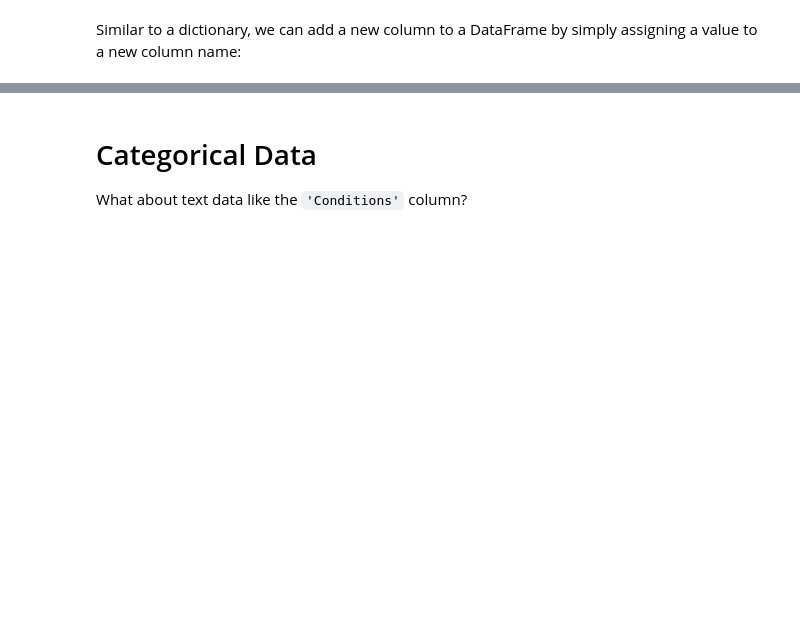
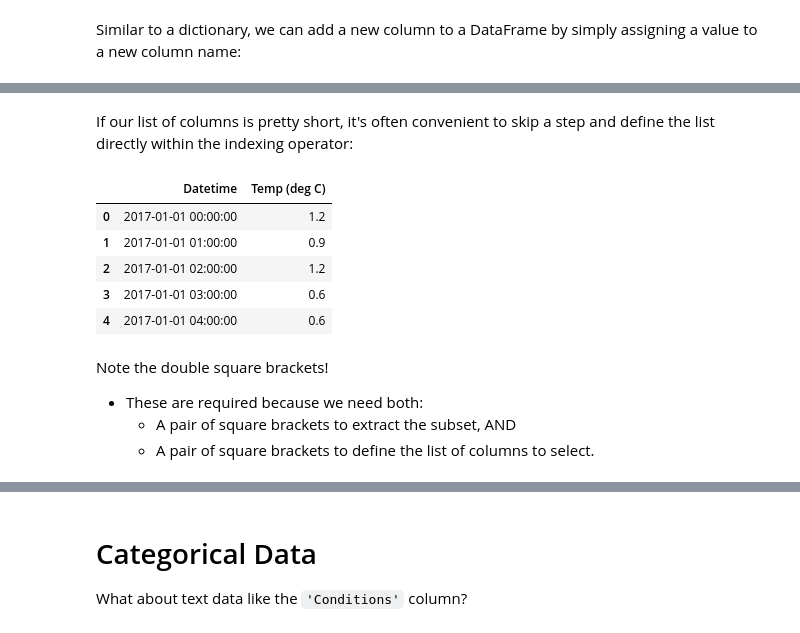
Before and after one commit to jenfly/pyladies-pandas, a Jupyter notebook: lesson1-starting-with-data.ipynb, the cells around one changed output, grey strips where cells are left out. Saved outputs shown, nothing was run; the diff lists cells and outputs as text; code cells hidden in the pictures; blank space fills up the shorter version.

```diff
--- a/lesson1-starting-with-data.ipynb
+++ b/lesson1-starting-with-data.ipynb
@@ -267,0 +419,16 @@ weather_yvr.head(3)
+# %% [markdown]
+If our list of columns is pretty short, it's often convenient to skip a step and define the list directly within the indexing operator:
+# %%
+weather_yvr[['Datetime', 'Temp (deg C)']].head()
+# %% [output]
+|  | Datetime | Temp (deg C) |
+| 0 | 2017-01-01 00:00:00 | 1.2 |
+| 1 | 2017-01-01 01:00:00 | 0.9 |
+| 2 | 2017-01-01 02:00:00 | 1.2 |
+| 3 | 2017-01-01 03:00:00 | 0.6 |
+| 4 | 2017-01-01 04:00:00 | 0.6 |
+# %% [markdown]
+Note the double square brackets!
+- These are required because we need both:
+  - A pair of square brackets to extract the subset, AND
+  - A pair of square brackets to define the list of columns to select.
```
Also changed, not shown: parts of 90 cells of this notebook.
